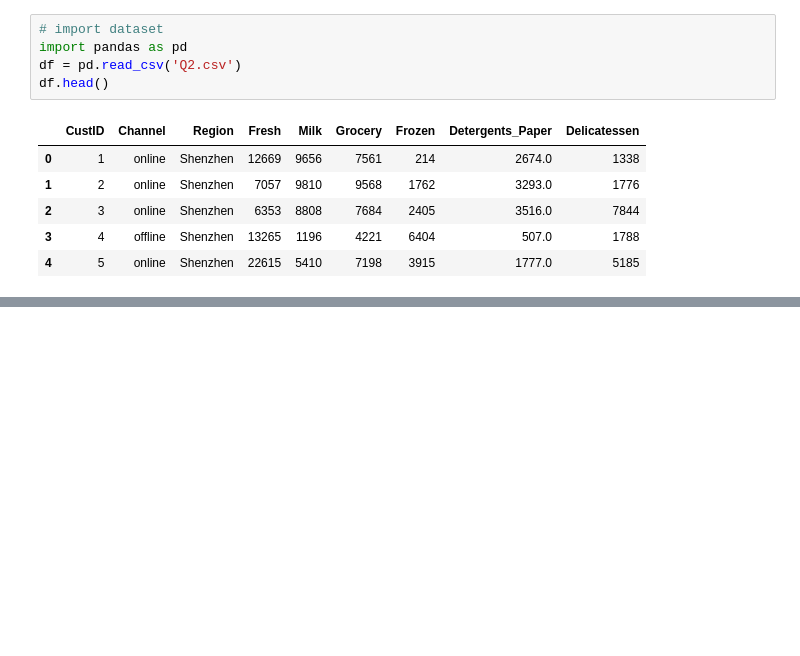
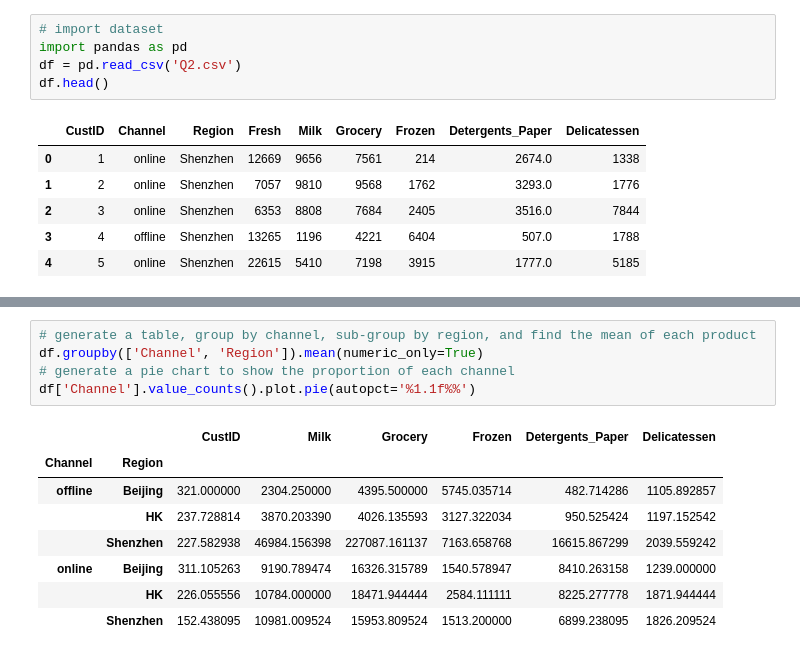
Before and after one commit to bkty1122/bkty1122, a Jupyter notebook: master-school-project/COM6101-Ass-1/Q2_p233340.ipynb, the cells around one changed output, grey strips where cells are left out. Drawn from its saved outputs; the diff is of its cells as text; blank space fills up the shorter version.

```diff
--- a/master-school-project/COM6101-Ass-1/Q2_p233340.ipynb
+++ b/master-school-project/COM6101-Ass-1/Q2_p233340.ipynb
@@ -18,0 +109,14 @@ df.head()
+# %%
+# generate a table, group by channel, sub-group by region, and find the mean of each product
+df.groupby(['Channel', 'Region']).mean(numeric_only=True)
+# generate a pie chart to show the proportion of each channel
+df['Channel'].value_counts().plot.pie(autopct='%1.1f%%')
+# %% [output]
+|  |  | CustID | Milk | Grocery | Frozen | Detergents_Paper | Delicatessen |
+| Channel | Region |  |  |  |  |  |  |
+| offline | Beijing | 321.000000 | 2304.250000 | 4395.500000 | 5745.035714 | 482.714286 | 1105.892857 |
+|  | HK | 237.728814 | 3870.203390 | 4026.135593 | 3127.322034 | 950.525424 | 1197.152542 |
+|  | Shenzhen | 227.582938 | 46984.156398 | 227087.161137 | 7163.658768 | 16615.867299 | 2039.559242 |
+| online | Beijing | 311.105263 | 9190.789474 | 16326.315789 | 1540.578947 | 8410.263158 | 1239.000000 |
+|  | HK | 226.055556 | 10784.000000 | 18471.944444 | 2584.111111 | 8225.277778 | 1871.944444 |
+|  | Shenzhen | 152.438095 | 10981.009524 | 15953.809524 | 1513.200000 | 6899.238095 | 1826.209524 |
```
Also changed, not shown: parts of 14 cells of this notebook, 2 other files.
